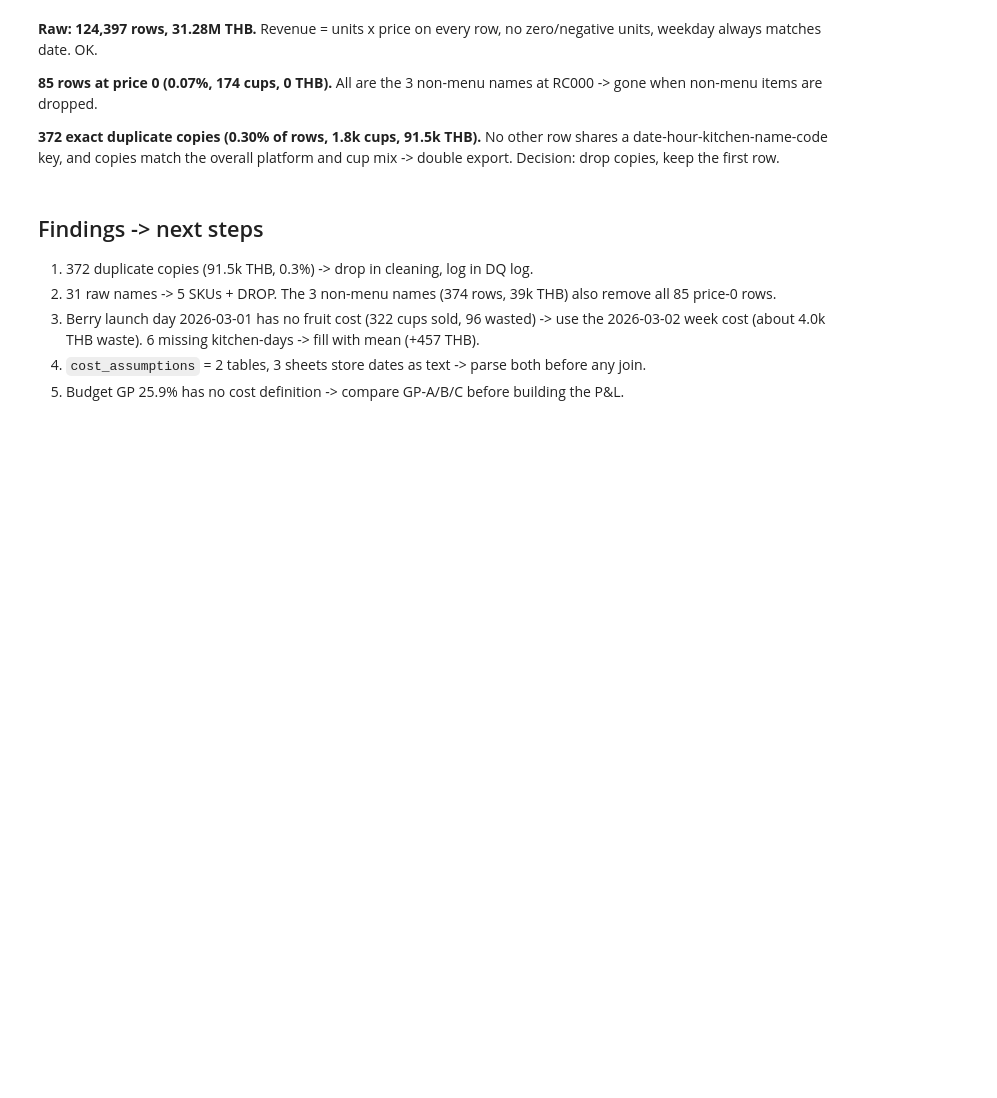
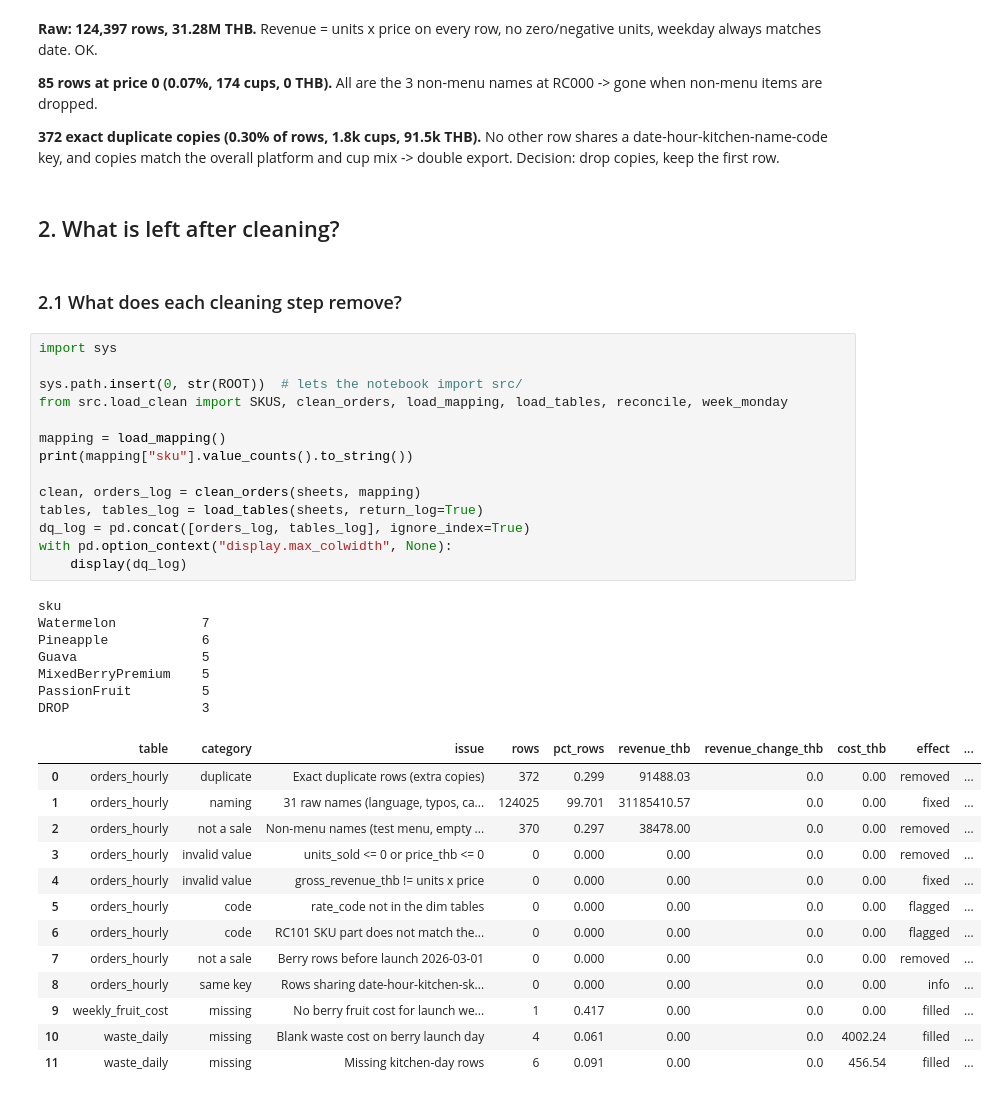
Before and after one commit to belseris/fruitblend24-case-study, a Jupyter notebook: notebooks/01_data_quality.ipynb, the cells around one changed output. Drawn from its saved outputs; the diff is of its cells as text; blank space fills up the shorter version.

```diff
--- a/notebooks/01_data_quality.ipynb
+++ b/notebooks/01_data_quality.ipynb
@@ -598,10 +600,42 @@ Copies: 372 rows, 1,817 cups, 91,488 THB
 **85 rows at price 0 (0.07%, 174 cups, 0 THB).** All are the 3 non-menu names at RC000 -> gone when non-menu items are dropped.
 
 **372 exact duplicate copies (0.30% of rows, 1.8k cups, 91.5k THB).** No other row shares a date-hour-kitchen-name-code key, and copies match the overall platform and cup mix -> double export. Decision: drop copies, keep the first row.
-# %% [markdown]
-## Findings -> next steps
-1. 372 duplicate copies (91.5k THB, 0.3%) -> drop in cleaning, log in DQ log.
-2. 31 raw names -> 5 SKUs + DROP. The 3 non-menu names (374 rows, 39k THB) also remove all 85 price-0 rows.
-3. Berry launch day 2026-03-01 has no fruit cost (322 cups sold, 96 wasted) -> use the 2026-03-02 week cost (about 4.0k THB waste). 6 missing kitchen-days -> fill with mean (+457 THB).
-4. `cost_assumptions` = 2 tables, 3 sheets store dates as text -> parse both before any join.
-5. Budget GP 25.9% has no cost definition -> compare GP-A/B/C before building the P&L.
+# %% [markdown]
+## 2. What is left after cleaning?
+# %% [markdown]
+### 2.1 What does each cleaning step remove?
+# %%
+import sys
+
+sys.path.insert(0, str(ROOT))  # lets the notebook import src/
+from src.load_clean import SKUS, clean_orders, load_mapping, load_tables, reconcile, week_monday
+
+mapping = load_mapping()
+print(mapping["sku"].value_counts().to_string())
+
+clean, orders_log = clean_orders(sheets, mapping)
+tables, tables_log = load_tables(sheets, return_log=True)
+dq_log = pd.concat([orders_log, tables_log], ignore_index=True)
+with pd.option_context("display.max_colwidth", None):
+    display(dq_log)
+# %% [output]
+sku
+Watermelon           7
+Pineapple            6
+Guava                5
+MixedBerryPremium    5
+PassionFruit         5
+DROP                 3
+|  | table | category | issue | rows | pct_rows | revenue_thb | revenue_change_thb | cost_thb | effect | ... |
+| 0 | orders_hourly | duplicate | Exact duplicate rows (extra copies) | 372 | 0.299 | 91488.03 | 0.0 | 0.00 | removed | ... |
+| 1 | orders_hourly | naming | 31 raw names (language, typos, ca... | 124025 | 99.701 | 31185410.57 | 0.0 | 0.00 | fixed | ... |
+| 2 | orders_hourly | not a sale | Non-menu names (test menu, empty ... | 370 | 0.297 | 38478.00 | 0.0 | 0.00 | removed | ... |
+| 3 | orders_hourly | invalid value | units_sold <= 0 or price_thb <= 0 | 0 | 0.000 | 0.00 | 0.0 | 0.00 | removed | ... |
+| 4 | orders_hourly | invalid value | gross_revenue_thb != units x price | 0 | 0.000 | 0.00 | 0.0 | 0.00 | fixed | ... |
+| 5 | orders_hourly | code | rate_code not in the dim tables | 0 | 0.000 | 0.00 | 0.0 | 0.00 | flagged | ... |
+| 6 | orders_hourly | code | RC101 SKU part does not match the... | 0 | 0.000 | 0.00 | 0.0 | 0.00 | flagged | ... |
+| 7 | orders_hourly | not a sale | Berry rows before launch 2026-03-01 | 0 | 0.000 | 0.00 | 0.0 | 0.00 | removed | ... |
+| 8 | orders_hourly | same key | Rows sharing date-hour-kitchen-sk... | 0 | 0.000 | 0.00 | 0.0 | 0.00 | info | ... |
+| 9 | weekly_fruit_cost | missing | No berry fruit cost for launch we... | 1 | 0.417 | 0.00 | 0.0 | 0.00 | filled | ... |
+| 10 | waste_daily | missing | Blank waste cost on berry launch day | 4 | 0.061 | 0.00 | 0.0 | 4002.24 | filled | ... |
+| 11 | waste_daily | missing | Missing kitchen-day rows | 6 | 0.091 | 0.00 | 0.0 | 456.54 | filled | ... |
```
Also changed, not shown: parts of 26 cells of this notebook, 6 other files.
